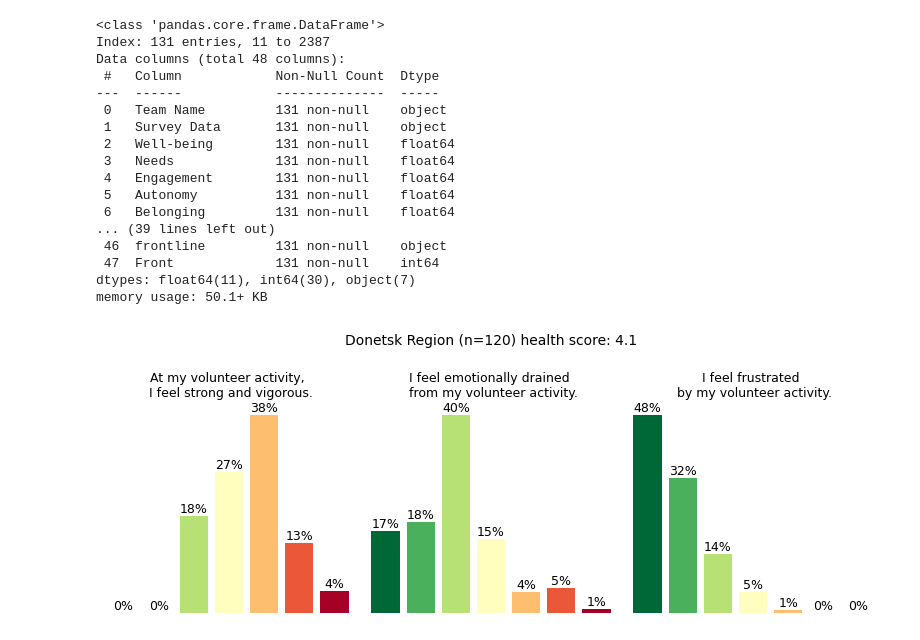
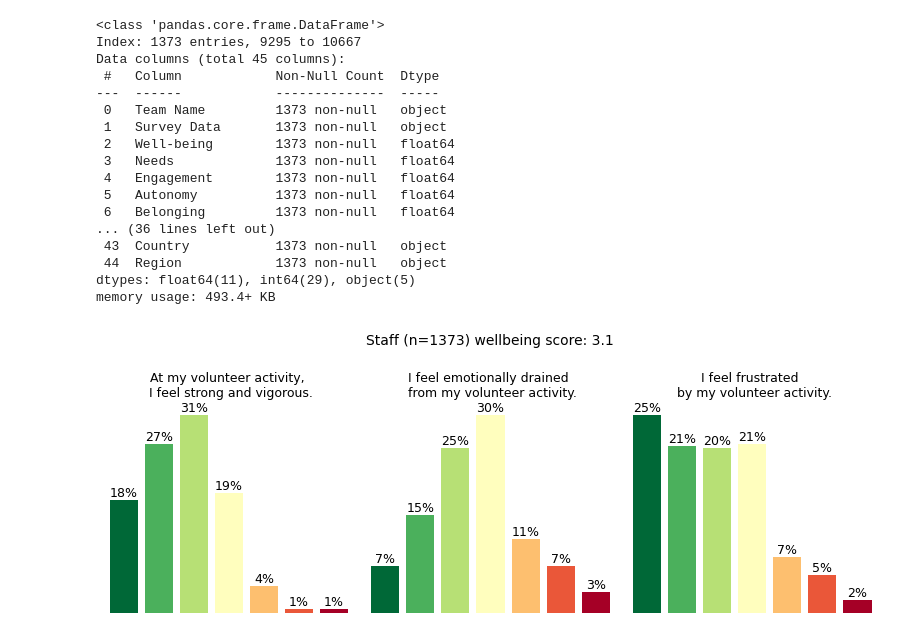
Before and after one commit to gabrielpictet/Motiro, a Jupyter notebook: Bar.ipynb, the cells around one changed output. Drawn from its saved outputs; the diff is of its cells as text; code cells hidden in the pictures.

```diff
--- a/Bar.ipynb
+++ b/Bar.ipynb
@@ -9,29 +9,32 @@ import math
 # %%
 ## Provides a bar graph showing the distribution of answers
 ## to Motiro survey questions grouped by dimensions
-## Dimensions: Health, Engagement, Autonomy, Belonging, Competence, Needs, Leadership, Management
-## this cell deals with health only.
+## Dimensions: wellbeing, Engagement, Autonomy, Belonging, Competence, Needs, Leadership, Management
+## this cell deals with wellbeing only.
 ## see cells below for the other dimensions
 
 ## Enter the NS abbreviated name:
-NS='URC'
+NS='Staff'
 # Load the dataset
-file_path = f'{NS}_ALL.csv'
+#file_path = f'{NS}_ALL.csv'
+file_path = 'Individual.csv'
 df = pd.read_csv(file_path, sep=",", encoding='utf-8')
 #df.info()
 
 ## select which team, circle, category of respondent, etc. to display
-team='Donetsk Region'
+team='Staff'
+#team='Volunteer'
 ## select which variables (grouped in a "dimension") to display
-dimension='health'
+dimension='wellbeing'
 
 # Filter the dataframe for 'Team Name'
 #df = df[df['Team Name'] == team]
-df = df[df['region'] == team]
+df = df[df['Position'] == 'Staff']
+#df = df[df['Country'] == team]
 df.info()
 
 #For circles (groups of teams), further filtering might be required:
-df = df[df['Position'] == 'Volunteer']
+#df = df[df['Position'] == 'Volunteer']
 #df = df[df['frontline'] == 'Frontline']
 #df = df[df['region'] == 'Donetsk Region']
 
@@ -39,7 +42,7 @@ df = df[df['Position'] == 'Volunteer']
 n = df['Volunteer'].sum() + df['Staff'].sum()
 
 # Define variable sets (dimensions)
-health_vars = ['Strong','Drained','Frustrated']
+wellbeing_vars = ['Strong','Drained','Frustrated']
 engagement_vars = ['Meaning', 'Ideas', 'Values', 'Stay', 'Satisfied']
 autonomy_vars = ['Myself','Tasks','Free']
 belonging_vars = ['Group','Talk','Care'] #add: ,'Friendly','Team'?
@@ -66,7 +69,8 @@ freq_dict7 = {'1': ['Never'], '2': [], '3': [], '4': [], '5': [], '6': [], '7':
 
 # Compute team's scores for selected dimension
 #mean_df = df.groupby('Team Name')[dimension_vars].mean().reset_index()
-wellbeing_score_df = df.groupby('region')['Well-being'].mean().reset_index()
+#wellbeing_score_df = df.groupby(team)['Well-being'].mean().reset_index()
+wellbeing_score_df = df.groupby('Country')['Well-being'].mean().reset_index()
 wellbeing_score = wellbeing_score_df['Well-being'].values.round(1)[0]
 
 
@@ -96,49 +100,50 @@ for ax in axes.flatten():
         spine.set_visible(False)
     ax.set_xticks([])
     ax.set_yticks([])
     ax.set_xlabel('')
     ax.set_ylabel('')
 
 # Define the colormap and reverse it
 cmap = plt.get_cmap('RdYlGn_r')  # The '_r' suffix reverses the colormap
 colors7 = [cmap(i / 6) for i in range(7)]
 
 # Plot frequency bar charts
 for i, var in enumerate(dimension_vars):
     # Reverse the data using slicing
     if var == 'Strong':
         reversed_data = freq_dict7[var][::-1]
     else:
         reversed_data = freq_dict7[var]
     plt.subplot(math.ceil(len(dimension_vars)/3), 3, i+1)
     plt.bar(range(1, 8), reversed_data, color=colors7)
     #fix limits to x axis
     plt.xlim(0.5, 7.5)
     #annotate with the percentage of each answer on top of each bar
     for j, freq in enumerate(reversed_data):
         plt.text(j + 1, freq, f'{freq/n:.0%}', ha='center', va='bottom', fontsize=9)
     plt.title(title_dict[var], fontsize=9)
 plt.tight_layout()
-plt.savefig(f'{NS}_{team}_{dimension}_bar.png', bbox_inches='tight', pad_inches=0.1)
+#plt.savefig(f'{NS}_{team}_{dimension}_bar.png', bbox_inches='tight', pad_inches=0.1)
+plt.savefig(f'{NS}_{dimension}_bar.png', bbox_inches='tight', pad_inches=0.1)
 # %% [output]
 <class 'pandas.core.frame.DataFrame'>
-Index: 131 entries, 11 to 2387
-Data columns (total 48 columns):
+Index: 1373 entries, 9295 to 10667
+Data columns (total 45 columns):
  #   Column            Non-Null Count  Dtype
 ---  ------            --------------  -----
- 0   Team Name         131 non-null    object
- 1   Survey Data       131 non-null    object
- 2   Well-being        131 non-null    float64
- 3   Needs             131 non-null    float64
- 4   Engagement        131 non-null    float64
- 5   Autonomy          131 non-null    float64
- 6   Belonging         131 non-null    float64
-... (39 lines left out)
- 46  frontline         131 non-null    object
- 47  Front             131 non-null    int64
-dtypes: float64(11), int64(30), object(7)
-memory usage: 50.1+ KB
+ 0   Team Name         1373 non-null   object
+ 1   Survey Data       1373 non-null   object
+ 2   Well-being        1373 non-null   float64
+ 3   Needs             1373 non-null   float64
+ 4   Engagement        1373 non-null   float64
+ 5   Autonomy          1373 non-null   float64
+ 6   Belonging         1373 non-null   float64
+... (36 lines left out)
+ 43  Country           1373 non-null   object
+ 44  Region            1373 non-null   object
+dtypes: float64(11), int64(29), object(5)
+memory usage: 493.4+ KB
-[figure, old version]
+[figure, new version]
 # %%
 ## Provides a figure with 3 bar graphs in one row showing the distribution of answers
 ## of answers to Motiro questions grouped by dimensions
```
Also changed, not shown: parts of 2 cells of this notebook.
